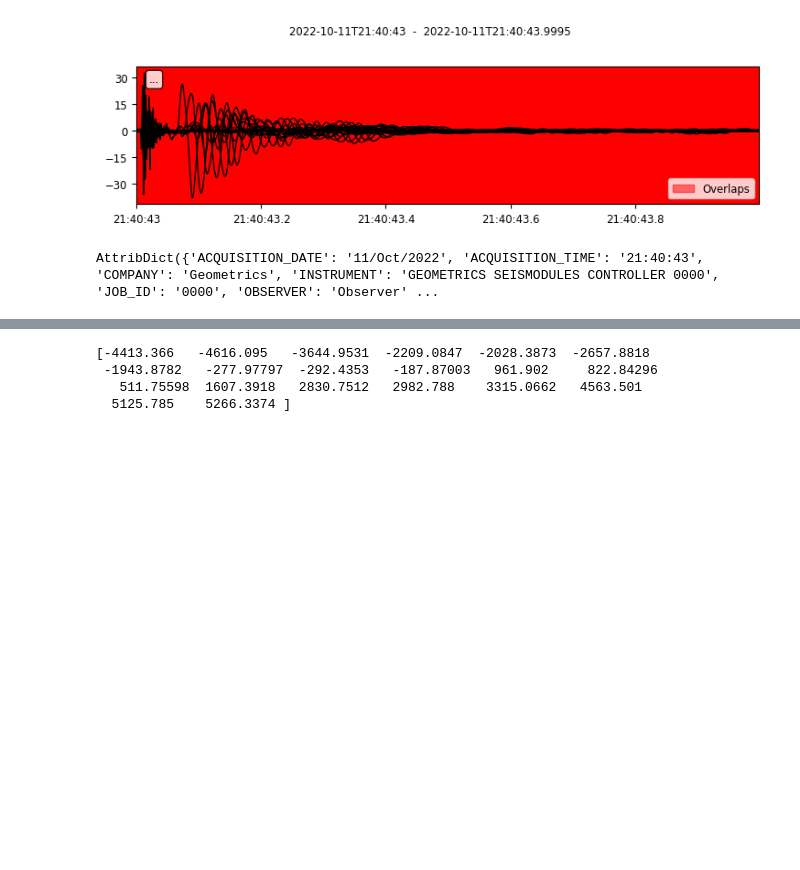
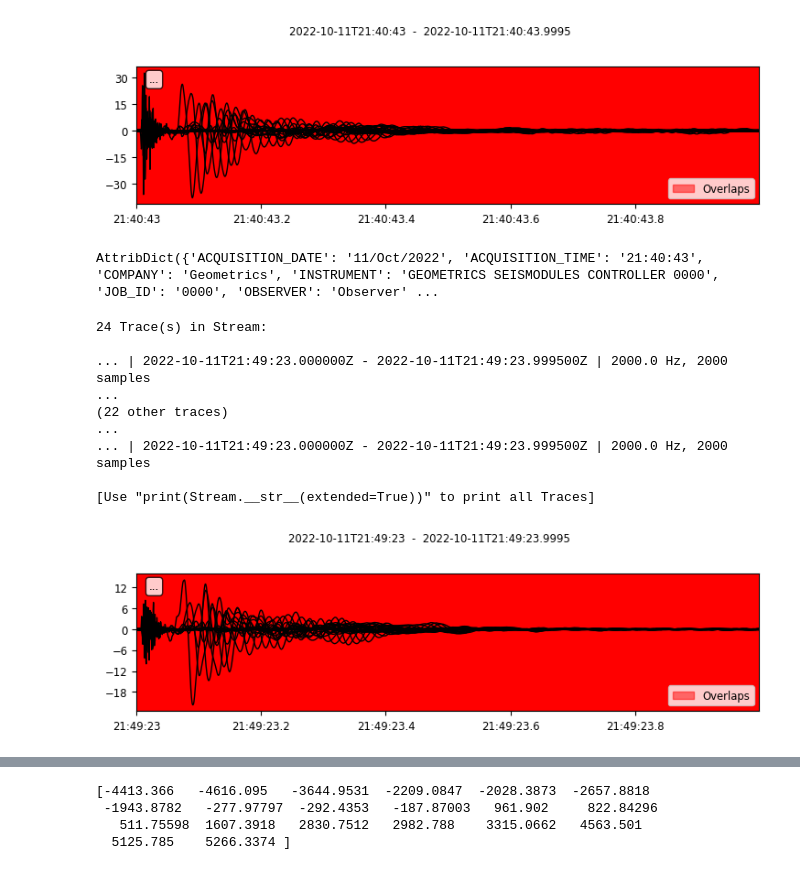
Before and after one commit to R-Grigala/SEG_2_obspy, a Jupyter notebook: seg2_Jupyter.ipynb, the cells around one changed output, grey strips where cells are left out. Cells and saved outputs as stored; diff of their text form; code cells hidden in the pictures; blank space fills up the shorter version.

```diff
--- a/seg2_Jupyter.ipynb
+++ b/seg2_Jupyter.ipynb
@@ -22,5 +21,20 @@ data_stream.plot()
 data_stream.stats['seg2']
 # %% [output]
 AttribDict({'ACQUISITION_DATE': '11/Oct/2022', 'ACQUISITION_TIME': '21:40:43', 'COMPANY': 'Geometrics', 'INSTRUMENT': 'GEOMETRICS SEISMODULES CONTROLLER 0000', 'JOB_ID': '0000', 'OBSERVER': 'Observer' ...
+# %%
+second_data_stream = read('./Data/102.dat')
+print(second_data_stream)
+second_data_stream.plot();
+# %% [output]
+24 Trace(s) in Stream:
+
+... | 2022-10-11T21:49:23.000000Z - 2022-10-11T21:49:23.999500Z | 2000.0 Hz, 2000 samples
+...
+(22 other traces)
+...
+... | 2022-10-11T21:49:23.000000Z - 2022-10-11T21:49:23.999500Z | 2000.0 Hz, 2000 samples
+
+[Use "print(Stream.__str__(extended=True))" to print all Traces]
+[figure, added]
 # %%
 second_data_stream = read('./Data/102.dat')
```
Also changed, not shown: parts of 5 cells of this notebook.
